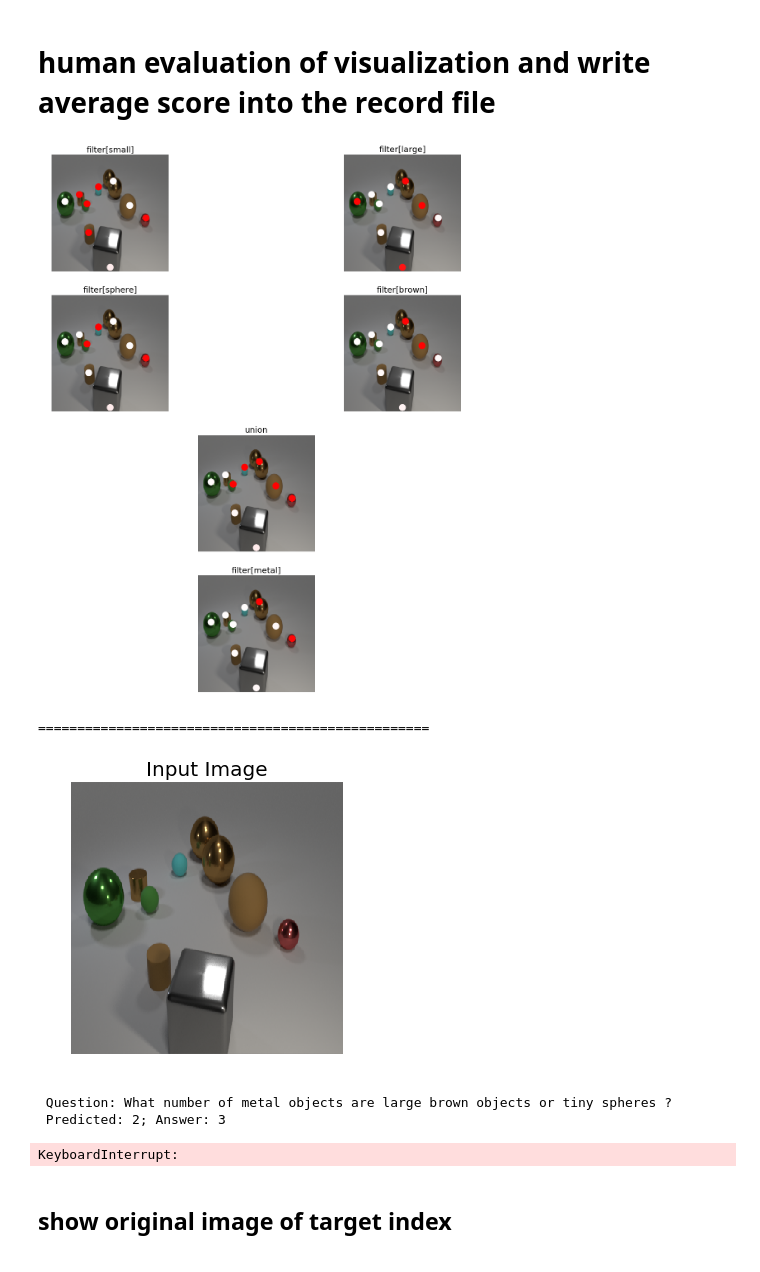
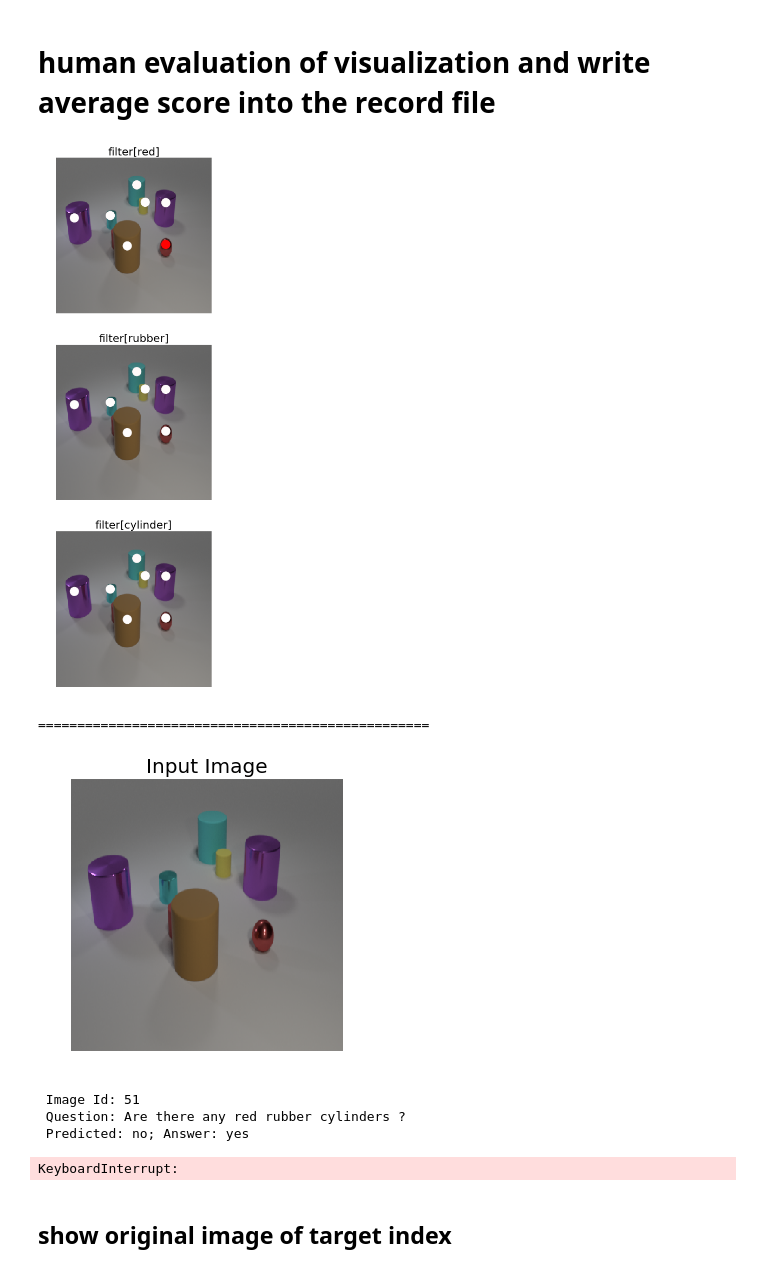
Before and after one commit to shijx12/XNM-Net, a Jupyter notebook: exp_clevr_detected/visualize-output.ipynb, the cells around one changed output. Saved outputs shown, nothing was run; the diff lists cells and outputs as text; code cells hidden in the pictures.

Commit message:
Visualization of Det failure cases.

```diff
--- a/exp_clevr_detected/visualize-output.ipynb
+++ b/exp_clevr_detected/visualize-output.ipynb
@@ -213,40 +213,41 @@ for batch in val_loader:
                 axs[T(i,j)].remove()
     # ======================================================
 
 
     plt.pause(0.0001) # real-time show
     print("="*50)
     _, ax = plt.subplots(figsize=(5,5))
     display_helper(ax, img, 'Input Image')
     plt.pause(0.0001)
-    print(" Question: %s ?\n Predicted: %s; Answer: %s" %
-          (question_to_str(questions, vocab), predict_str, answer_str))
+    print(" Image Id: %d \n Question: %s ?\n Predicted: %s; Answer: %s" %
+          (image_idx, question_to_str(questions, vocab), predict_str, answer_str))
 
     score = input_score("%d/%d. Please select one score from: 1(unclear), 2(somewhat unclear), 3(mostly clear) and 4(clear)"\
                   % (cnt, total))
     scores.append(score)
     if cnt >= total:
         break
 
 clear_output()
 print("mean score of %d samples: %.3f" % (total, np.mean(scores)))
 worker = input("Thank you! Please input your name:")
 filename = './data/human_eval_results.txt'
 with open(filename, 'a') as f:
     content = '[Task1] Time:[%s] Worker: %s. Samples: %d. Mean score: %.3f\n' %\
         (datetime.datetime.now().strftime("%Y-%m-%d %H:%M:%S"), worker, total, np.mean(scores))
     f.write(content)
     print("Write into %s" % filename)
 print("All Finshed!")
 
 # nice sample index(no shuffle): 90, 96, 112, 114, 129, 134, 174,
 # concise scene: 61~70, 121~130
 # %% [output]
-[figure, old version]
+[figure, new version]
 ==================================================
-[figure, old version]
+[figure, new version]
- Question: What number of metal objects are large brown objects or tiny spheres ?
- Predicted: 2; Answer: 3
+ Image Id: 51
+ Question: Are there any red rubber cylinders ?
+ Predicted: no; Answer: yes
 KeyboardInterrupt:
 # %% [markdown]
 ## show original image of target index
```
Also changed, not shown: parts of 1 cell of this notebook.
